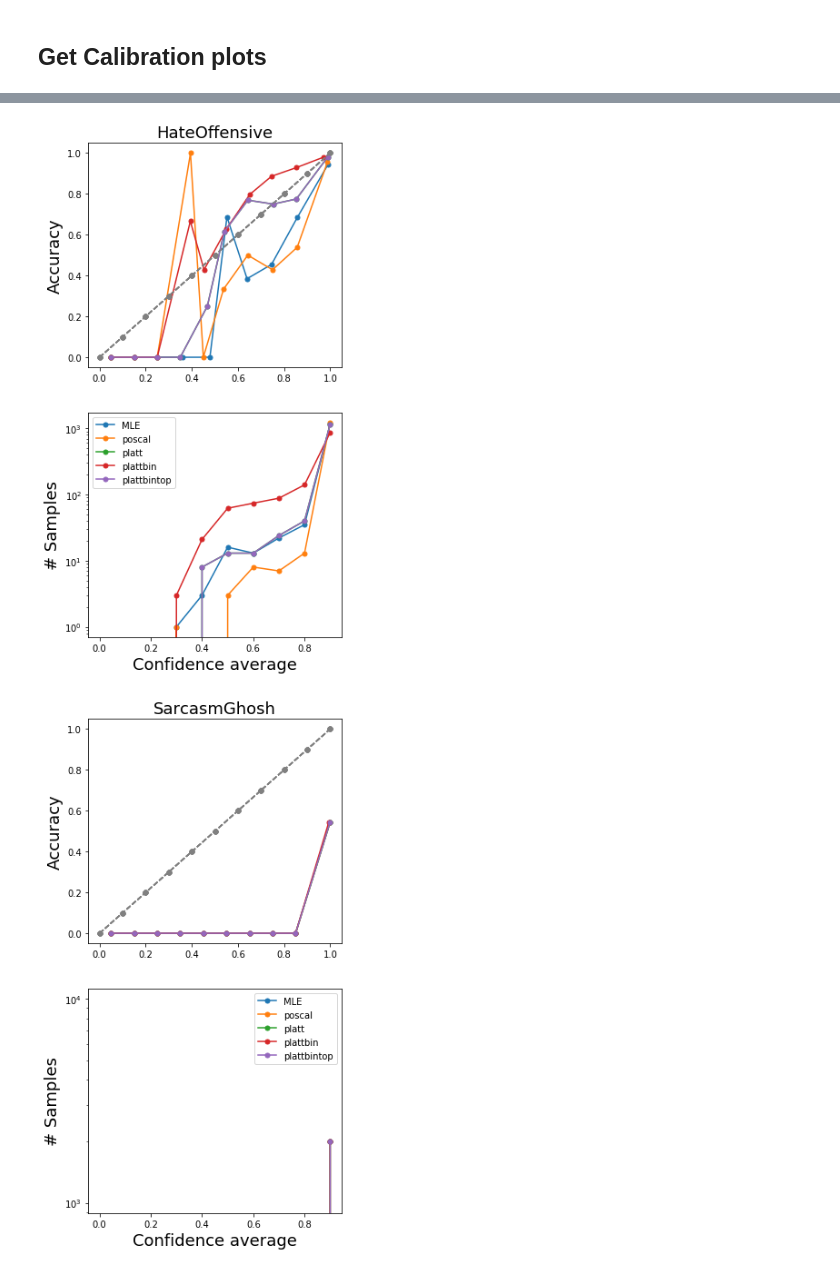
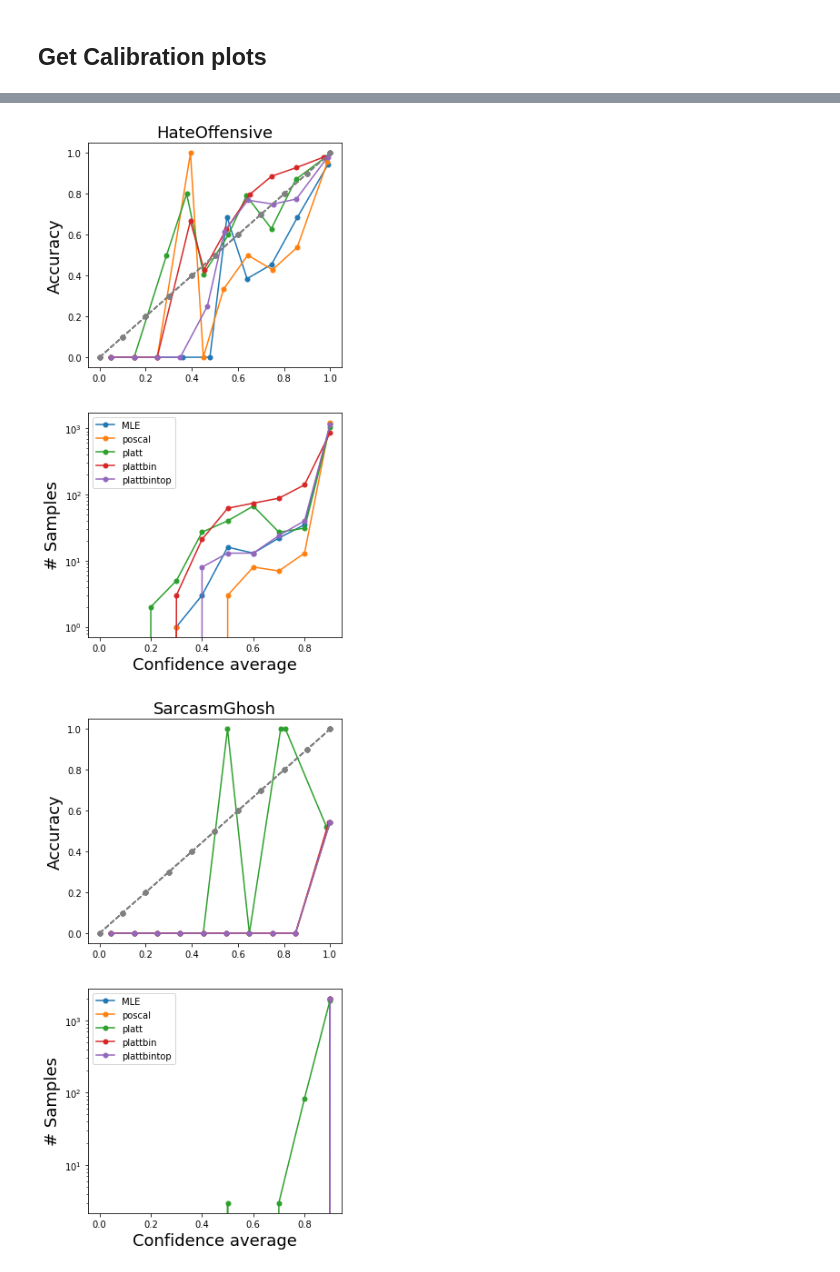
Before and after one commit to shgoshtasb/NLP_project, a Jupyter notebook: Untitled.ipynb, the cells around one changed output, grey strips where cells are left out. Drawn from its saved outputs; the diff is of its cells as text; code cells hidden in the pictures.

Commit message:
platt posthoc

```diff
--- a/Untitled.ipynb
+++ b/Untitled.ipynb
@@ -119,6 +119,23 @@ import matplotlib.pyplot as plt
 import matplotlib.cm as cm
 %matplotlib inline
 
+def get_ece(p_hats, labels, num_labels):
+    bins = torch.linspace(0., 1., 11)
+
+    # To get ece
+    p_binums = torch_utils.tensor_searchsorted(bins, p_hats) - 1
+    onehotbinindex = torch.eye(10)[p_binums]
+    onehot = torch.eye(num_labels)[labels]
+
+    freq_p_hats = onehotbinindex.sum(dim=0).permute(1, 0) + 1e-20
+    freq_p_trues = (onehotbinindex * onehot.reshape(-1, num_labels, 1)).sum(dim=0).permute(1, 0)
+    acc_p_hats = (onehotbinindex * p_hats.reshape(-1, num_labels, 1)).sum(dim=0).permute(1, 0)
+
+    p_emps = freq_p_trues / freq_p_hats
+    p_confs = acc_p_hats / freq_p_hats
+
+    eval_ece = (freq_p_hats * (torch.abs(p_confs - p_emps))).sum() / freq_p_hats[:, 0].sum()
+    return eval_ece
 
 
 import os
@@ -130,7 +147,7 @@ for t, task in enumerate(tasks):
     output_dir = '../' + task.lower() + '_'
     task_name = task.lower()
 
-    types = {'MLE':'', 'poscal':'poscal', 'platt':'platt', 'plattbin':'plattbin', 'plattbintop':'plattbintop'}
+    types = {'MLE':'', 'poscal':'poscal', 'platt':'', 'plattbin':'plattbin', 'plattbintop':'plattbintop'}
 
     datafile = '../xslue_data/{}/test.tsv'.format(task)
     with open(datafile, 'r') as f:
@@ -143,6 +160,18 @@ for t, task in enumerate(tasks):
     colors = iter(prop_cycle.by_key()['color'])
     for k, key in enumerate(keys):
         color = next(colors)
+
+        if key == 'platt':
+            preds_ = os.path.join(output_dir + types[key], 'preds_dev')
+            scalers = []
+            with open(preds_, 'rb') as f:
+                logits_dev, labels_dev = pickle.load(f)
+            p_hats_dev = torch.softmax(torch.tensor(logits_dev), dim=1)
+            labels_dev = torch.tensor(labels_dev)
+            for k in range(logits_dev.shape[1]):
+                scalers.append(torch_utils.get_platt_scaler(p_hats_dev[:,k], (labels_dev==k)))
+
+
         preds = os.path.join(output_dir + types[key], 'preds')
         with open(preds, 'rb') as f:
             logits, labels = pickle.load(f)
@@ -152,6 +181,16 @@ for t, task in enumerate(tasks):
 
         bins = torch.linspace(0, 1., 11)
         p_hats = torch.softmax(torch.tensor(logits), dim=1)
+        if key == 'platt':
+            cals = []
+            for k in range(num_labels):
+                cals.append(scalers[k](p_hats[:,k]))
+            p_hats = torch.cat(cals, dim=1)
+            from utils import compute_metrics
+            print(task_name)
+            results = compute_metrics(task_name, np.array(torch.argmax(p_hats, dim=1)), labels)
+            results['ece'] = get_ece(p_hats, labels, num_labels)
+            print(results)
         labels = torch.tensor(labels)
 
         confidence, preds = torch.max(p_hats, dim=1)
@@ -181,2 +238,2 @@ for t, task in enumerate(tasks):
-[figure, old version]
+[figure, new version]
-[figure, old version]
+[figure, new version]
```
Also changed, not shown: parts of 1 cell of this notebook, 9 other files.
